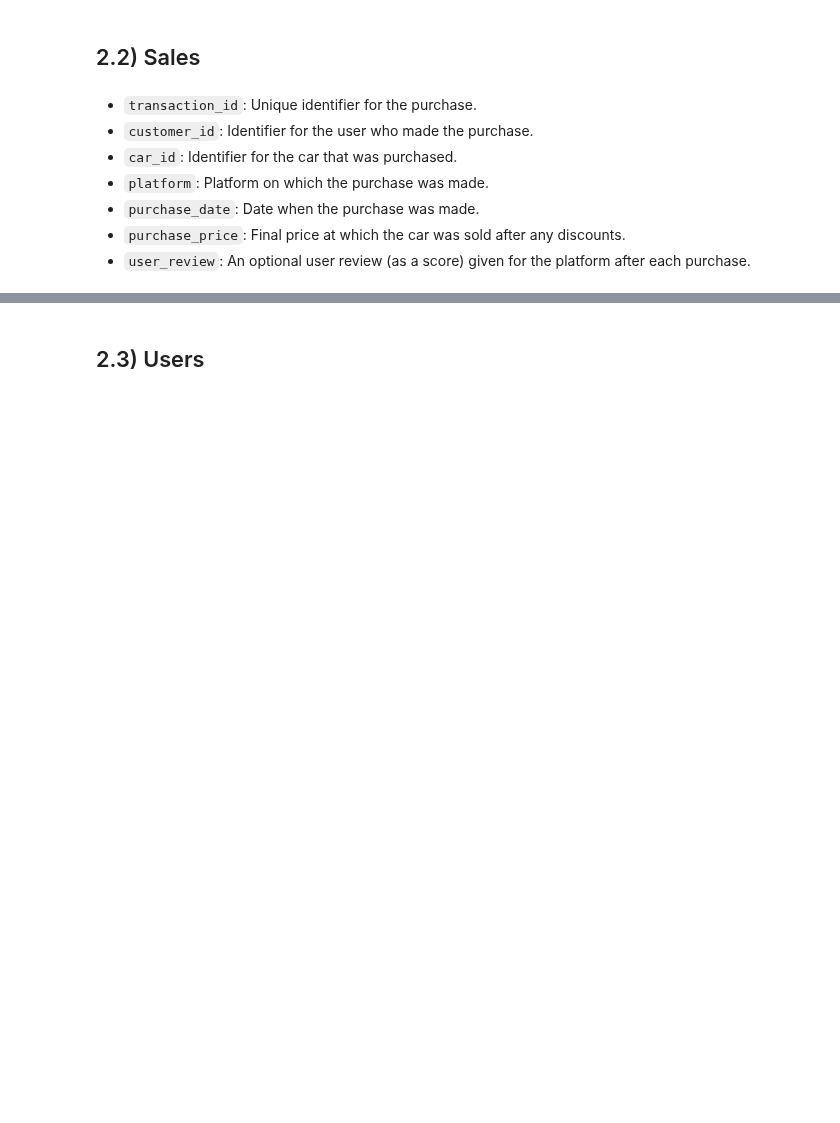
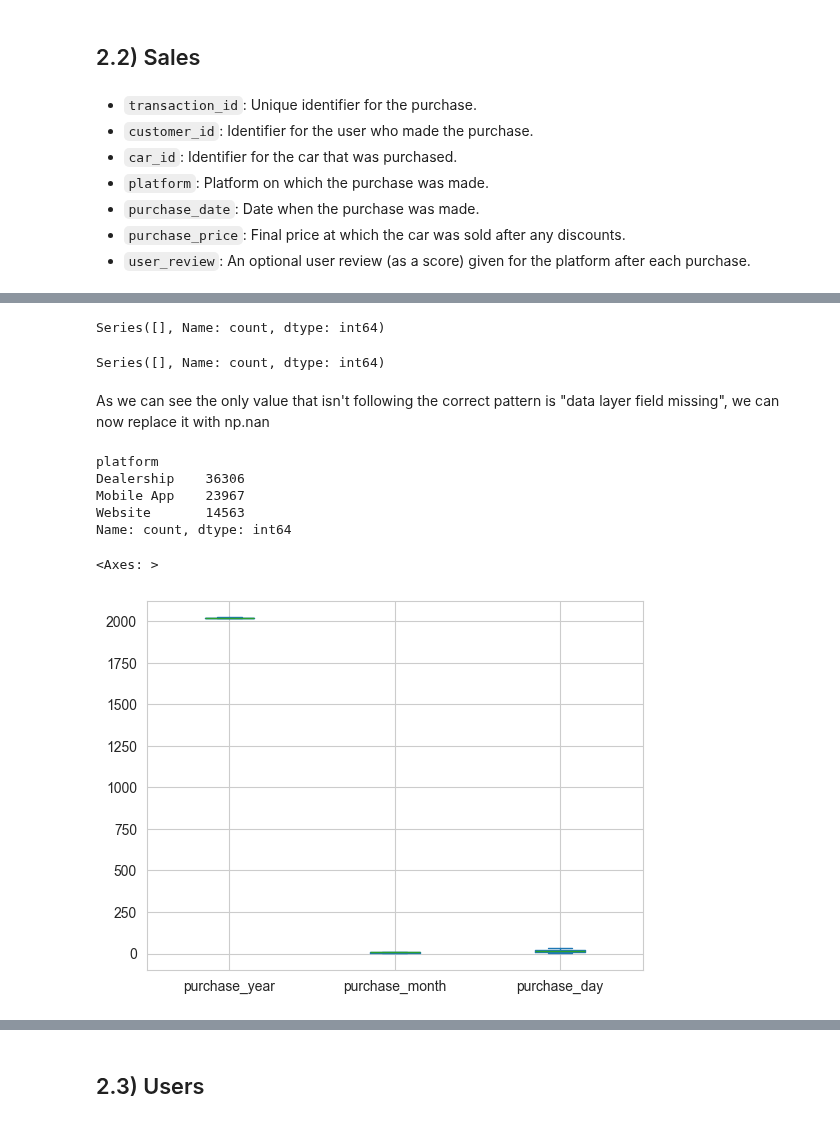
Before and after one commit to glag2/glag2-Internship-Case-2024-DEC, a Jupyter notebook: [STEP 1] Data Cleaning.ipynb, the cells around one changed output, grey strips where cells are left out. Cells and saved outputs as stored; diff of their text form; code cells hidden in the pictures; blank space fills up the shorter version.

Commit message:
Day 1
Prepared the data to be used within the EDA

```diff
--- a/[STEP 1] Data Cleaning.ipynb
+++ b/[STEP 1] Data Cleaning.ipynb
@@ -103,0 +150,36 @@ cars.to_csv('Cleaned_Data/cars.csv', index=False)
+# %%
+sales[~sales['transaction_id'].fillna('').str.contains(r'[a-z0-9]{8}-[a-z0-9]{4}-[a-z0-9]{4}-[a-z0-9]{4}-[a-z0-9]{12}')]["transaction_id"].value_counts() # no strange values
+# %% [output]
+Series([], Name: count, dtype: int64)
+# %%
+sales[~sales['car_id'].fillna('').str.contains(r'[a-z0-9]{8}-[a-z0-9]{4}-[a-z0-9]{4}-[a-z0-9]{4}-[a-z0-9]{12}')]["car_id"].value_counts() # no strange values
+# %% [output]
+Series([], Name: count, dtype: int64)
+# %% [markdown]
+As we can see the only value that isn't following the correct pattern is "data layer field missing", we can now replace it with np.nan
+# %%
+# replace the value "data layer field missing" with NaN
+sales = sales.replace("data layer field missing", np.nan)
+# %%
+# check the unique values of the platform column
+sales['platform'].value_counts()
+# %% [output]
+platform
+Dealership    36306
+Mobile App    23967
+Website       14563
+Name: count, dtype: int64
+# %%
+# check the boxplot of the purchase_date column
+sales['purchase_date'] = pd.to_datetime(sales['purchase_date'])
+
+# extract the year, month, and day as separate columns
+sales['purchase_year'] = sales['purchase_date'].dt.year
+sales['purchase_month'] = sales['purchase_date'].dt.month
+sales['purchase_day'] = sales['purchase_date'].dt.day
+
+# plot the boxplot for the purchase_year, purchase_month, and purchase_day
+sales[['purchase_year', 'purchase_month', 'purchase_day']].plot(kind='box')
+# %% [output]
+<Axes: >
+[figure, added]
```
Also changed, not shown: parts of 60 cells of this notebook, 5 other files.
